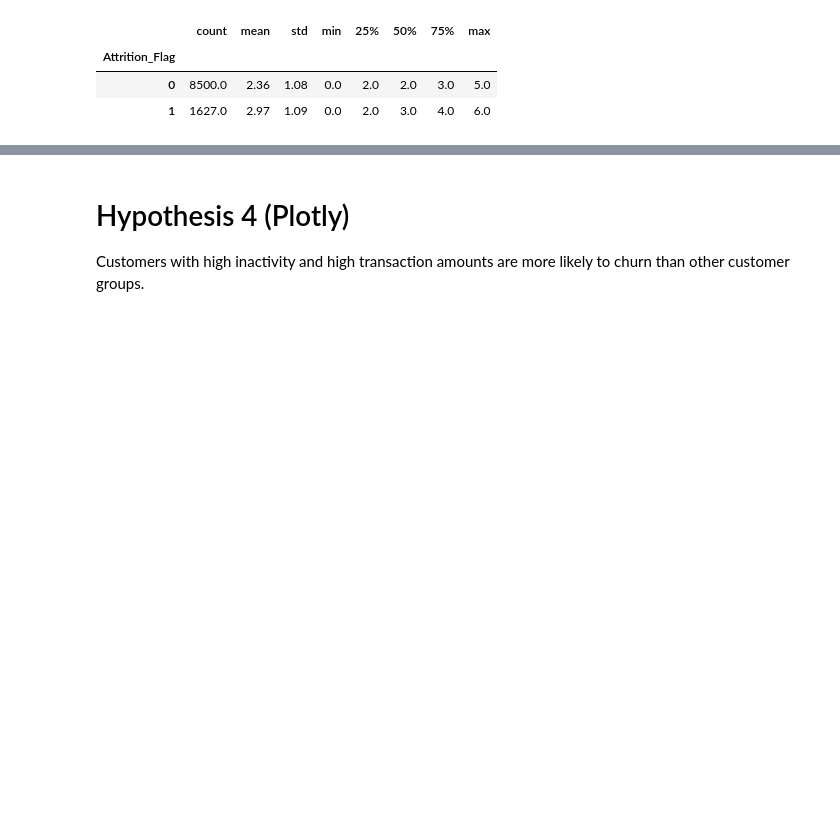
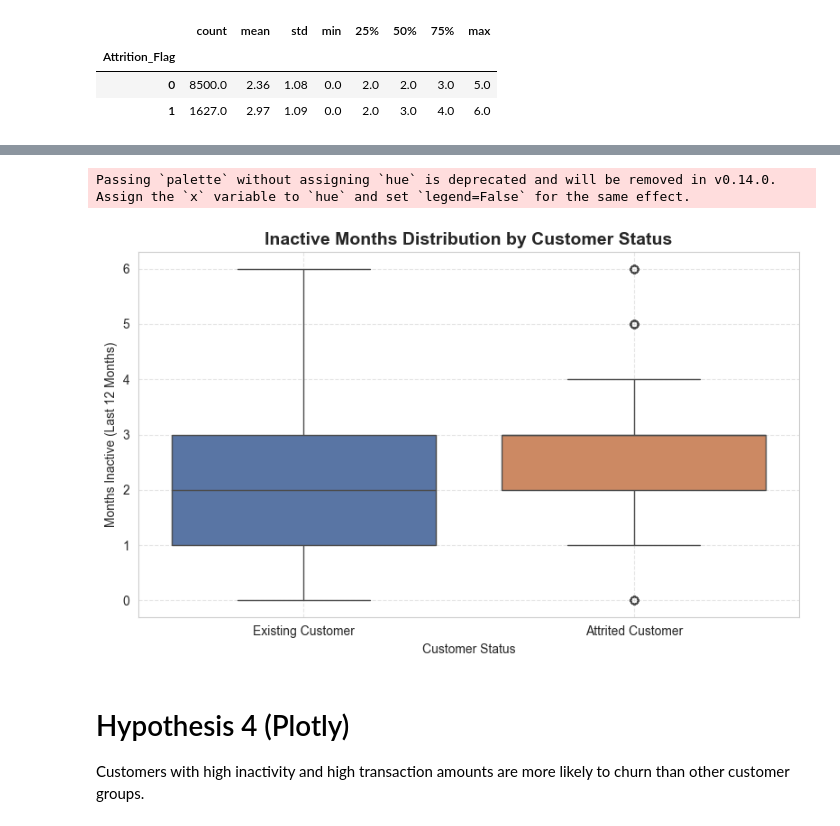
Before and after one commit to navmann99/credit_card_analysis, a Jupyter notebook: jupyter_notebooks/Data_Visualisations.ipynb, the cells around one changed output, grey strips where cells are left out. Drawn from its saved outputs; the diff is of its cells as text; code cells hidden in the pictures; blank space fills up the shorter version.

```diff
--- a/jupyter_notebooks/Data_Visualisations.ipynb
+++ b/jupyter_notebooks/Data_Visualisations.ipynb
@@ -205,3 +187,35 @@ plt.show()
+# %%
+sns.set_style("whitegrid")
+plt.figure(figsize=(8,5))
+
+sns.boxplot(
+    data=df_clean,
+    x='Attrition_Flag',
+    y='Months_Inactive_12_mon',
+    palette=['#4C72B0', '#DD8452']
+)
+
+plt.title(
+    'Inactive Months Distribution by Customer Status',
+    fontsize=14,
+    fontweight='bold'
+)
+
+plt.xlabel('Customer Status')
+plt.ylabel('Months Inactive (Last 12 Months)')
+
+plt.xticks(
+    [0, 1],
+    ['Existing Customer', 'Attrited Customer']
+)
+
+plt.grid(True, linestyle='--', alpha=0.5)
+
+plt.tight_layout()
+plt.show()
+# %% [output]
+Passing `palette` without assigning `hue` is deprecated and will be removed in v0.14.0. Assign the `x` variable to `hue` and set `legend=False` for the same effect.
+[figure, added]
 # %% [markdown]
 # Hypothesis 4 (Plotly)
 
```
Also changed, not shown: parts of 12 cells of this notebook.
